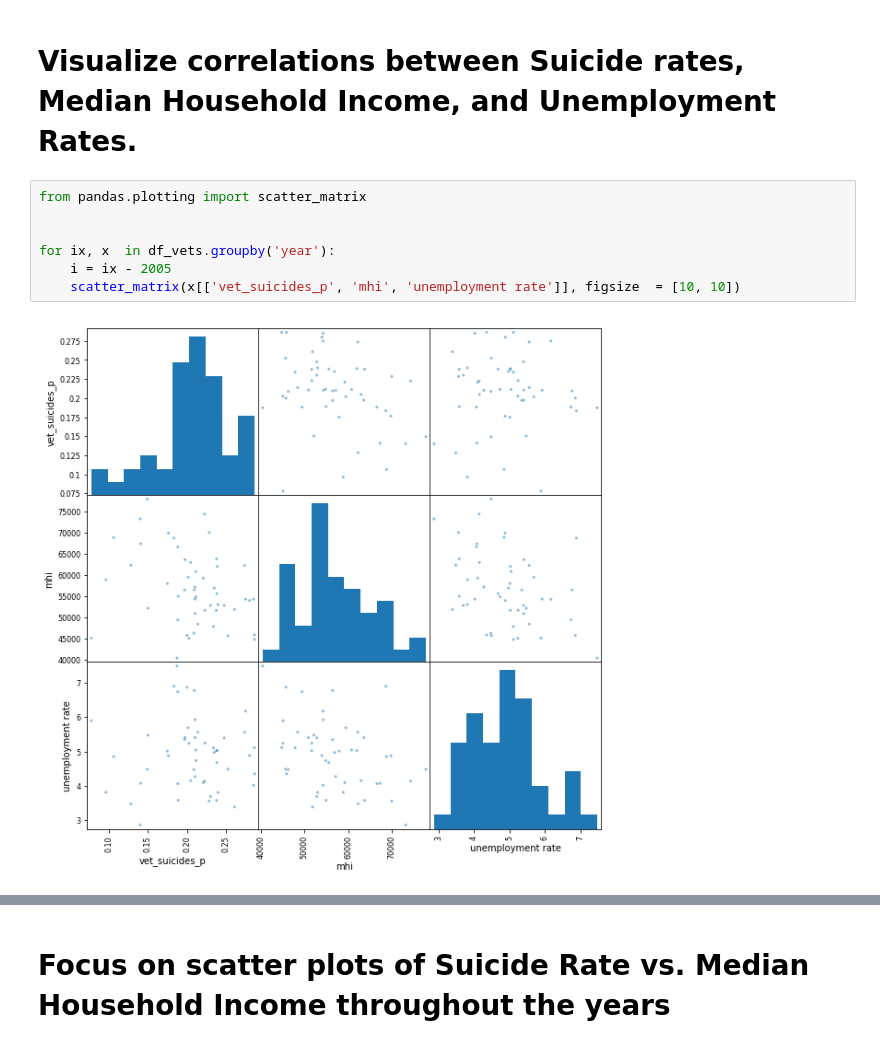
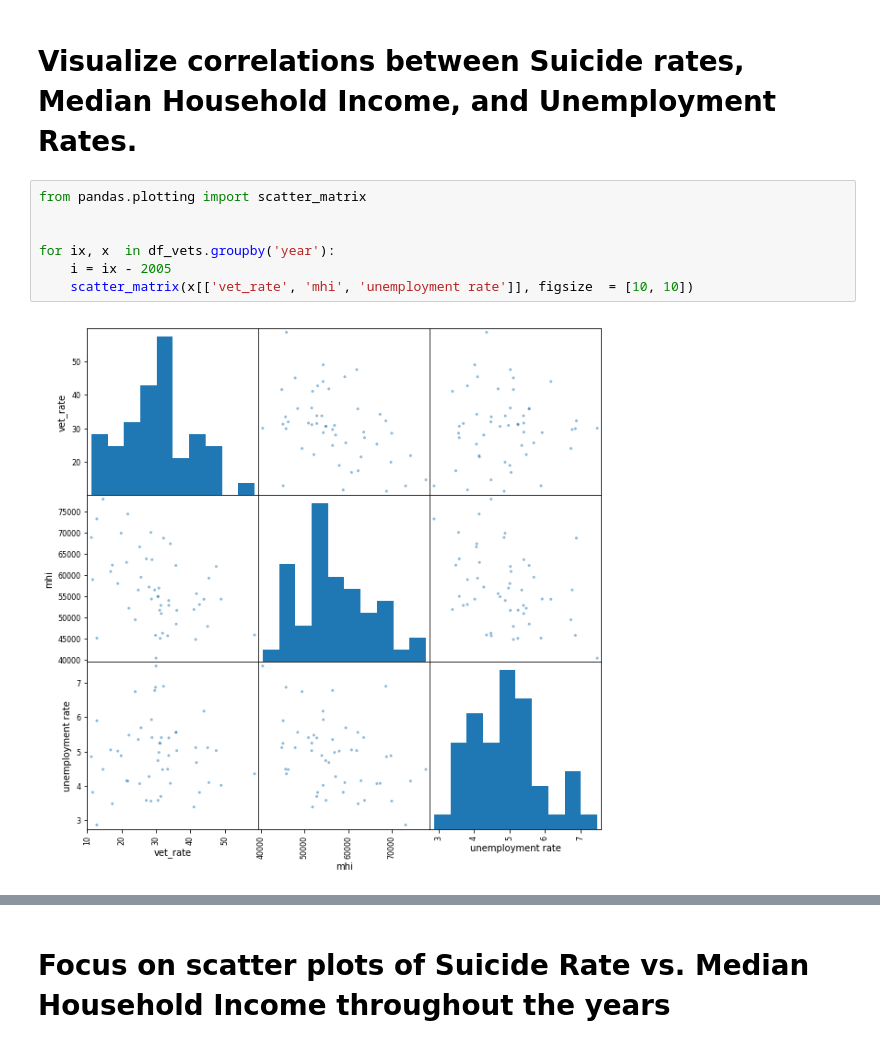
Before and after one commit to elenadreisbach/COGS-108-Project, a Jupyter notebook: Data/00_Exploration.ipynb, the cells around one changed output, grey strips where cells are left out. Cells and saved outputs as stored; diff of their text form.

```diff
--- a/Data/00_Exploration.ipynb
+++ b/Data/00_Exploration.ipynb
@@ -453,9 +431,9 @@ Name: 143, dtype: object
 # %%
 from pandas.plotting import scatter_matrix
 
 
 for ix, x  in df_vets.groupby('year'):
     i = ix - 2005
-    scatter_matrix(x[['vet_suicides_p', 'mhi', 'unemployment rate']], figsize  = [10, 10])
+    scatter_matrix(x[['vet_rate', 'mhi', 'unemployment rate']], figsize  = [10, 10])
 # %% [output]
-[figure, old version]
+[figure, new version]
```
Also changed, not shown: parts of 14 cells of this notebook, 1 other file.
